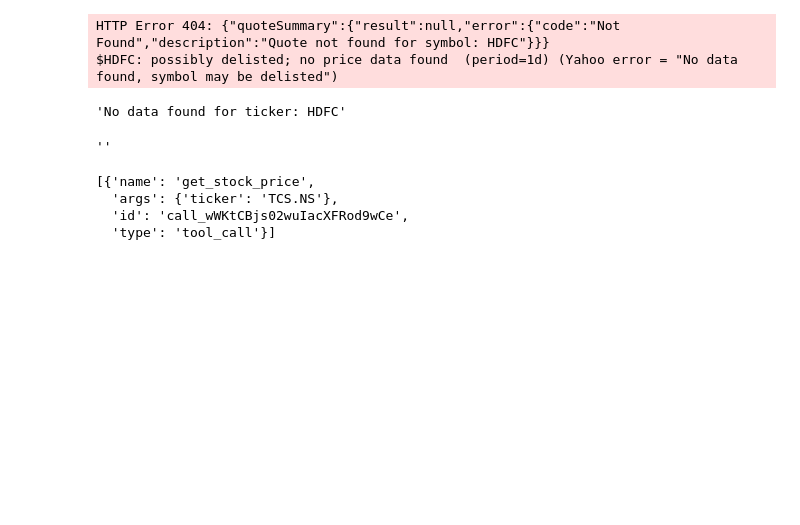
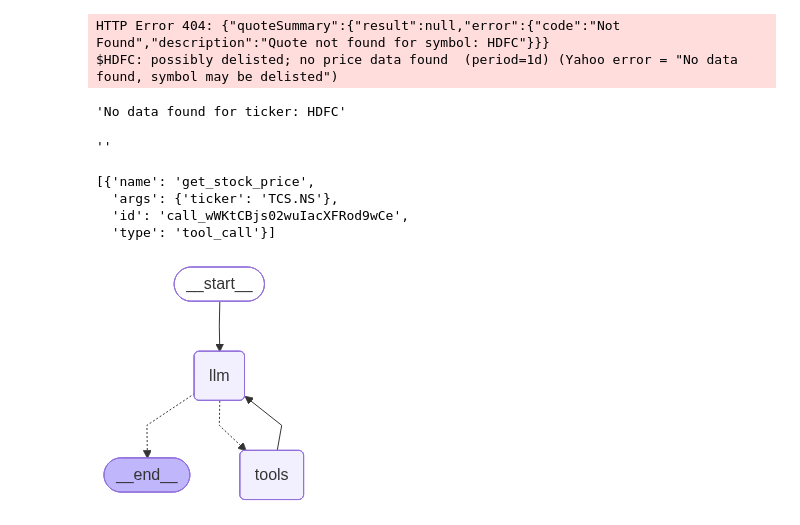
Before and after one commit to sambasiva3818/yt_live_crash_course, a Jupyter notebook: notebooks/test.ipynb, the cells around one changed output. Drawn from its saved outputs; the diff is of its cells as text; code cells hidden in the pictures; blank space fills up the shorter version.

```diff
--- a/notebooks/test.ipynb
+++ b/notebooks/test.ipynb
@@ -252,0 +258,27 @@ result = llm_with_tools.invoke("What si the stock price of TCS.NS")
+# %%
+SYSTEM_PROMPT = SystemMessage(content="You are a helpful assistant that can answer questions and use tools to get information when needed.")
+# %%
+def function1(state: MessagesState):
+    user_question = state["messages"]
+    input_question = [SYSTEM_PROMPT]+ user_question
+    response = llm_with_tools.invoke(input_question)
+    return {
+        "messages":[response]
+    }
+# %%
+function2 = ToolNode(tools)
+# %%
+workflow = StateGraph(MessagesState)
+
+workflow.add_node("llm", function1)
+workflow.add_node("tools", function2)
+workflow.add_edge(START, "llm")
+workflow.add_conditional_edges("llm", tools_condition)
+workflow.add_edge( "tools", "llm")
+
+app = workflow.compile()
+# %%
+from IPython.display import display, Image
+display(Image(app.get_graph().draw_mermaid_png()))
+# %% [output]
+[figure, added]
```
Also changed, not shown: parts of 5 cells of this notebook, 1 other file.
